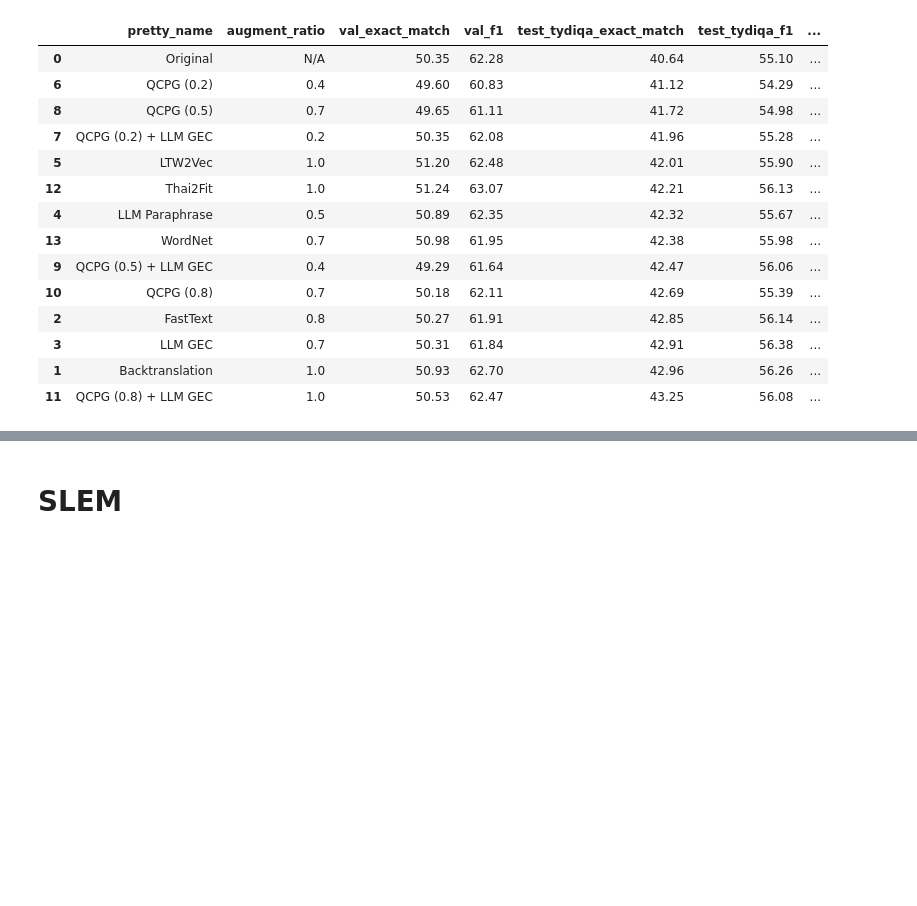
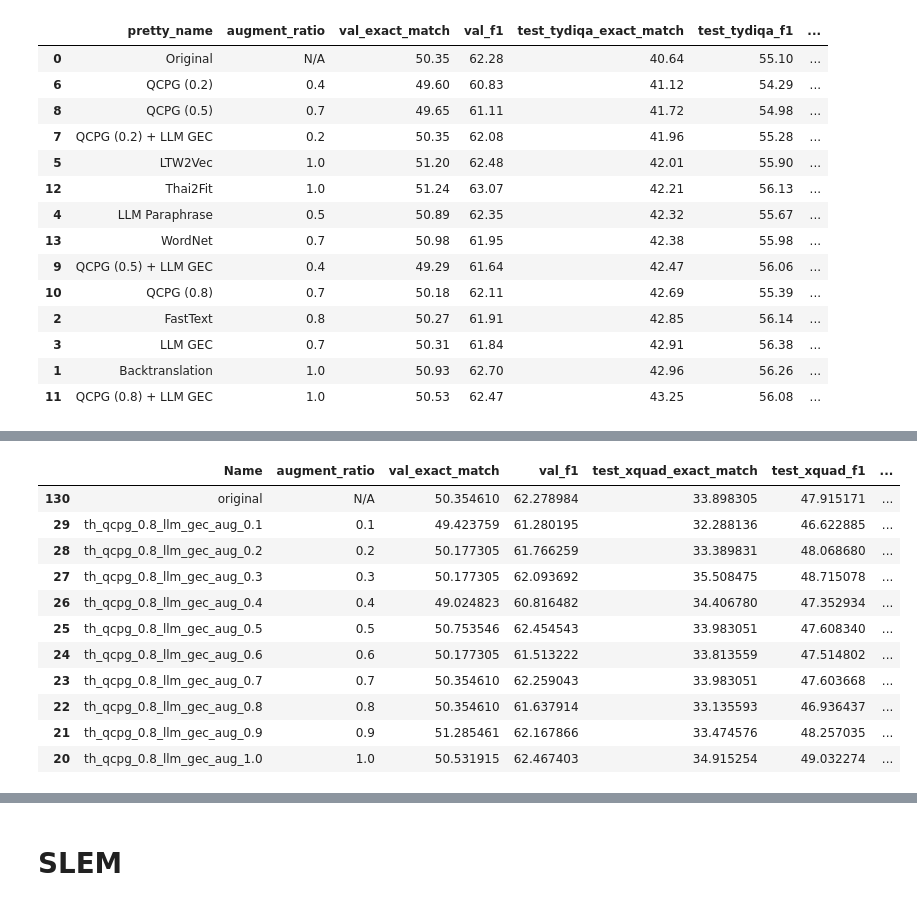
Before and after one commit to parinzee/cross-lingual-data-augmentation-for-thai-qa, a Jupyter notebook: results/mrc_analysis.ipynb, the cells around one changed output, grey strips where cells are left out. Cells and saved outputs as stored; diff of their text form; code cells hidden in the pictures; blank space fills up the shorter version.

```diff
--- a/results/mrc_analysis.ipynb
+++ b/results/mrc_analysis.ipynb
@@ -282,0 +293,16 @@ export_latex_tables(
+# %%
+filter_col_best_runs = best_runs[["Name", "augment_ratio", "val_exact_match", "val_f1", "test_xquad_exact_match", "test_xquad_f1", "test_tydiqa_exact_match", "test_tydiqa_f1"]]
+filter_col_best_runs
+# %% [output]
+|  | Name | augment_ratio | val_exact_match | val_f1 | test_xquad_exact_match | test_xquad_f1 | ... |
+| 130 | original | N/A | 50.354610 | 62.278984 | 33.898305 | 47.915171 | ... |
+| 29 | th_qcpg_0.8_llm_gec_aug_0.1 | 0.1 | 49.423759 | 61.280195 | 32.288136 | 46.622885 | ... |
+| 28 | th_qcpg_0.8_llm_gec_aug_0.2 | 0.2 | 50.177305 | 61.766259 | 33.389831 | 48.068680 | ... |
+| 27 | th_qcpg_0.8_llm_gec_aug_0.3 | 0.3 | 50.177305 | 62.093692 | 35.508475 | 48.715078 | ... |
+| 26 | th_qcpg_0.8_llm_gec_aug_0.4 | 0.4 | 49.024823 | 60.816482 | 34.406780 | 47.352934 | ... |
+| 25 | th_qcpg_0.8_llm_gec_aug_0.5 | 0.5 | 50.753546 | 62.454543 | 33.983051 | 47.608340 | ... |
+| 24 | th_qcpg_0.8_llm_gec_aug_0.6 | 0.6 | 50.177305 | 61.513222 | 33.813559 | 47.514802 | ... |
+| 23 | th_qcpg_0.8_llm_gec_aug_0.7 | 0.7 | 50.354610 | 62.259043 | 33.983051 | 47.603668 | ... |
+| 22 | th_qcpg_0.8_llm_gec_aug_0.8 | 0.8 | 50.354610 | 61.637914 | 33.135593 | 46.936437 | ... |
+| 21 | th_qcpg_0.8_llm_gec_aug_0.9 | 0.9 | 51.285461 | 62.167866 | 33.474576 | 48.257035 | ... |
+| 20 | th_qcpg_0.8_llm_gec_aug_1.0 | 1.0 | 50.531915 | 62.467403 | 34.915254 | 49.032274 | ... |
```
Also changed, not shown: parts of 15 cells of this notebook, 4 other files.
